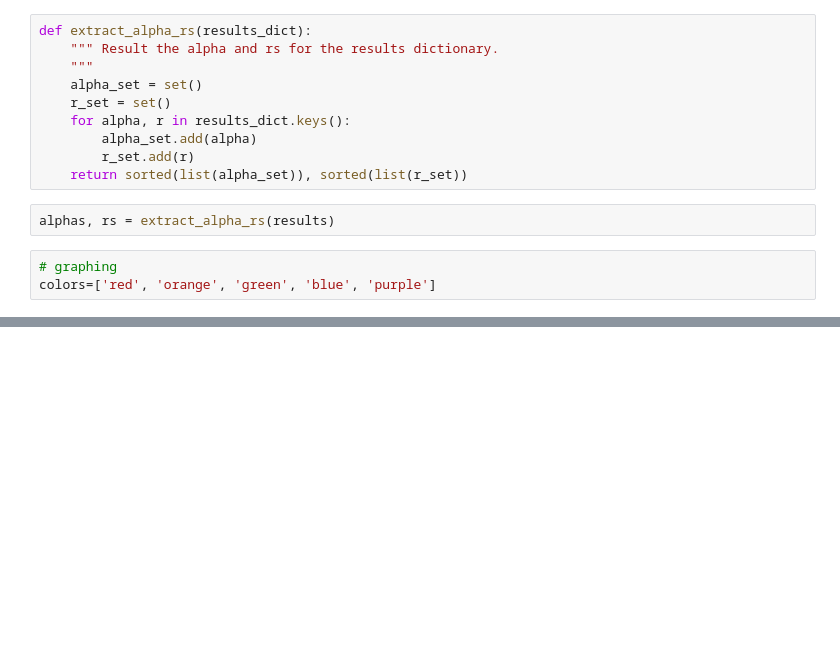
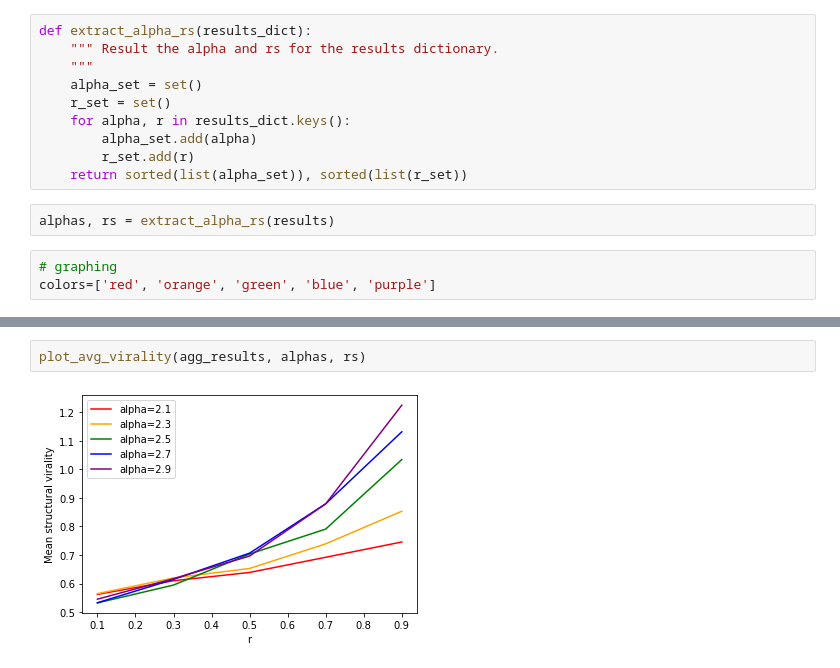
Before and after one commit to sunnymatt/t-recs-experiments, a Jupyter notebook: structural_virality/structural_virality.ipynb, the cells around one changed output, grey strips where cells are left out. Saved outputs shown, nothing was run; the diff lists cells and outputs as text; blank space fills up the shorter version.

```diff
--- a/structural_virality/structural_virality.ipynb
+++ b/structural_virality/structural_virality.ipynb
@@ -123,0 +171,4 @@ Text(0, 0.5, 'Correlation between size and structural virality')
+# %%
+plot_avg_virality(agg_results, alphas, rs)
+# %% [output]
+[figure, added]
```
Also changed, not shown: parts of 19 cells of this notebook, 2 other files.
